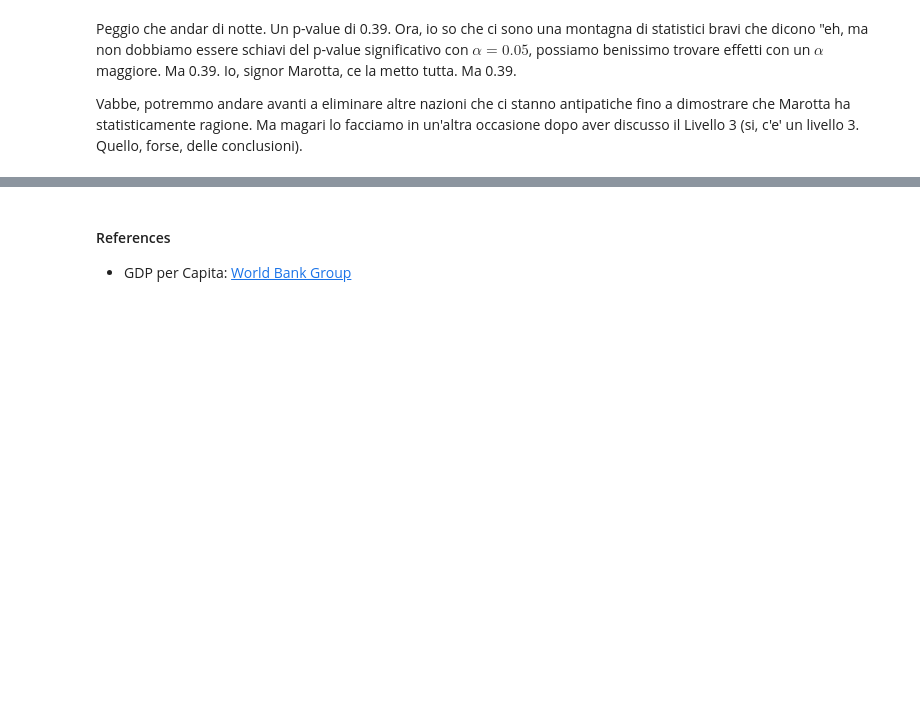
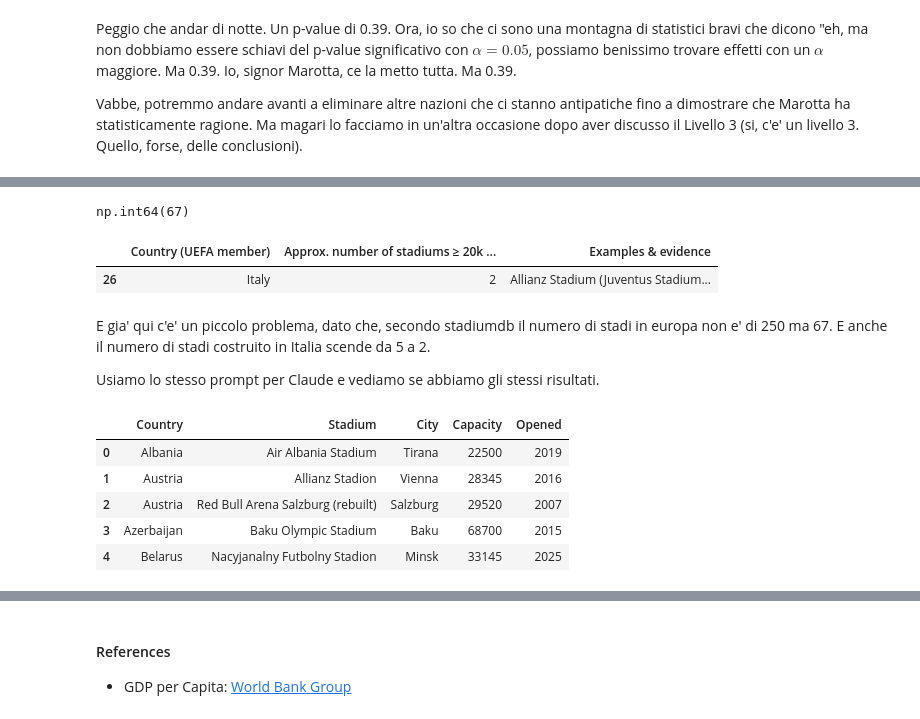
Before and after one commit to pacoraggio/Stadium, a Jupyter notebook: analysis.ipynb, the cells around one changed output, grey strips where cells are left out. Saved outputs shown, nothing was run; the diff lists cells and outputs as text; code cells hidden in the pictures; blank space fills up the shorter version.

```diff
--- a/analysis.ipynb
+++ b/analysis.ipynb
@@ -527,0 +548,23 @@ Vabbe, potremmo andare avanti a eliminare altre nazioni che ci stanno antipatich
+# %%
+stadiumdb_data['Approx. number of stadiums ≥ 20k seats built 2006–2026'].sum()
+# %% [output]
+np.int64(67)
+# %%
+stadiumdb_data[stadiumdb_data['Country (UEFA member)'] == 'Italy']
+# %% [output]
+|  | Country (UEFA member) | Approx. number of stadiums ≥ 20k ... | Examples & evidence |
+| 26 | Italy | 2 | Allianz Stadium (Juventus Stadium... |
+# %% [markdown]
+E gia' qui c'e' un piccolo problema, dato che, secondo stadiumdb il numero di stadi in europa non e' di 250 ma 67. E anche il numero di stadi costruito in Italia scende da 5 a 2.
+
+Usiamo lo stesso prompt per Claude e vediamo se abbiamo gli stessi risultati.
+# %%
+stadiumdb_data_claude = pd.read_csv('./data/uefa_stadiums_2005_2025_claude.csv')
+stadiumdb_data_claude.head()
+# %% [output]
+|  | Country | Stadium | City | Capacity | Opened |
+| 0 | Albania | Air Albania Stadium | Tirana | 22500 | 2019 |
+| 1 | Austria | Allianz Stadion | Vienna | 28345 | 2016 |
+| 2 | Austria | Red Bull Arena Salzburg (rebuilt) | Salzburg | 29520 | 2007 |
+| 3 | Azerbaijan | Baku Olympic Stadium | Baku | 68700 | 2015 |
+| 4 | Belarus | Nacyjanalny Futbolny Stadion | Minsk | 33145 | 2025 |
```
Also changed, not shown: parts of 18 cells of this notebook, 3 other files.
